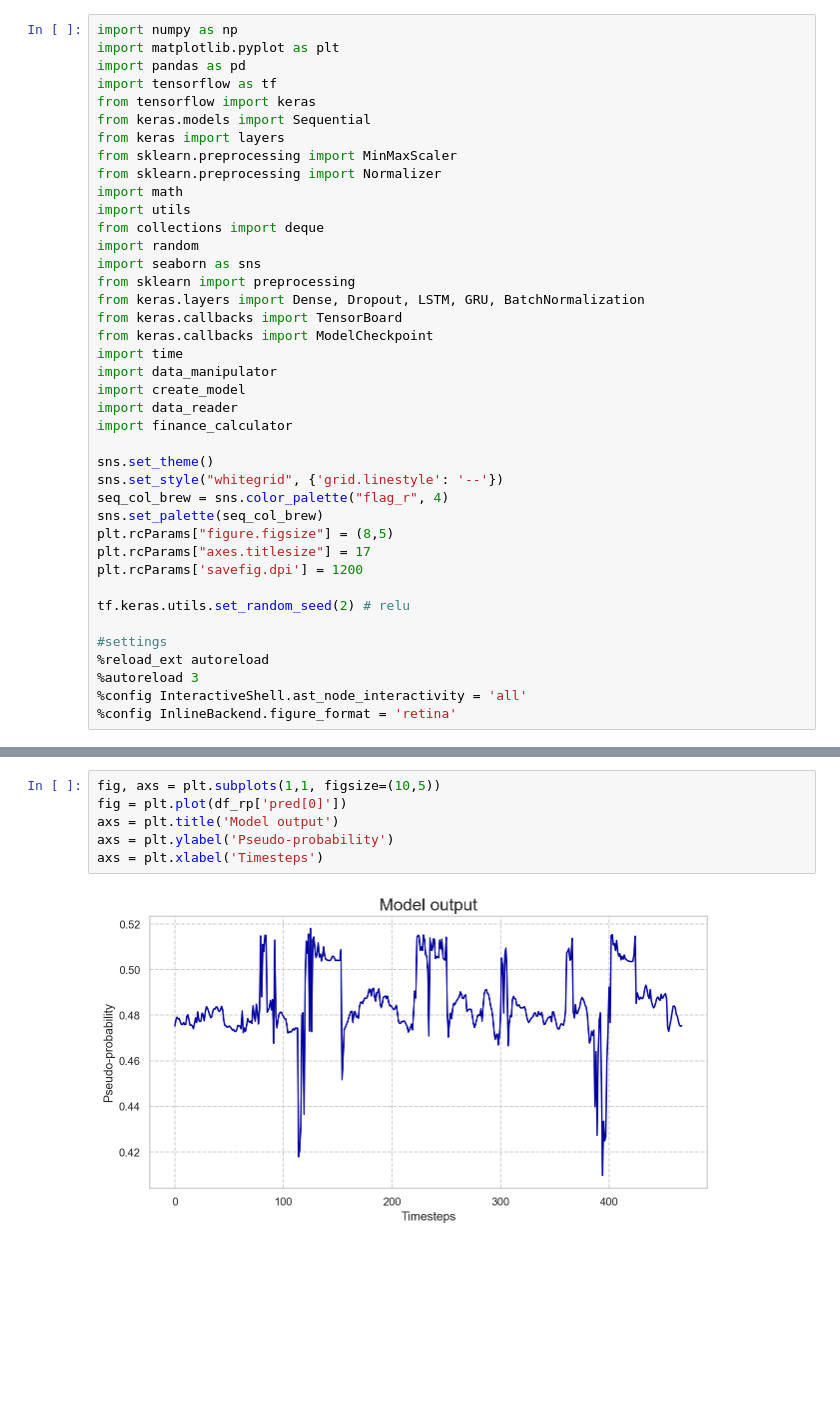
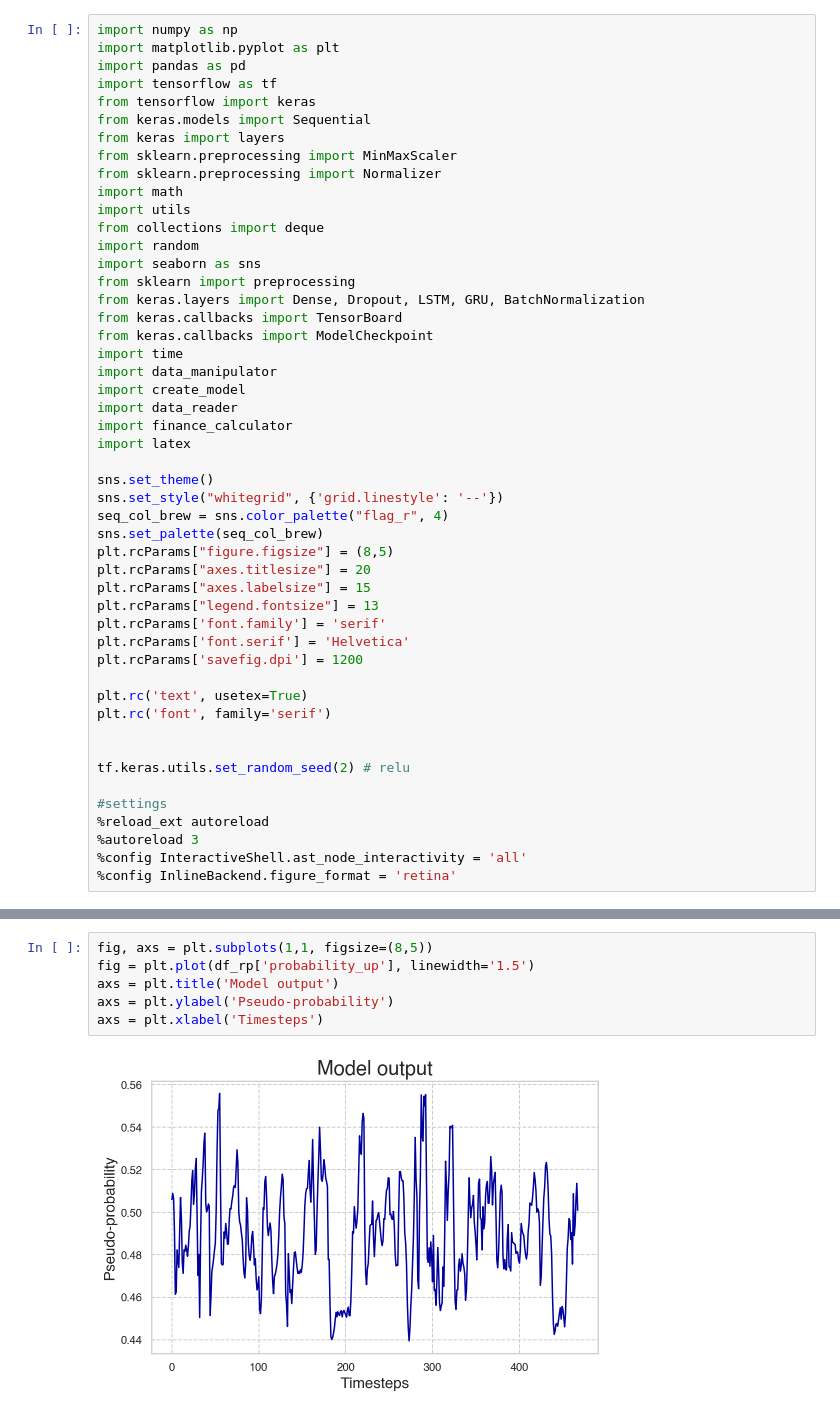
Before and after one commit to TimmieBengtsson/masters_project, a Jupyter notebook: model_evaluator.ipynb, the cells around one changed output, grey strips where cells are left out. Cells and saved outputs as stored; diff of their text form; blank space fills up the shorter version.

```diff
--- a/model_evaluator.ipynb
+++ b/model_evaluator.ipynb
@@ -22,14 +22,23 @@ import data_manipulator
 import create_model
 import data_reader
 import finance_calculator
+import latex
 
 sns.set_theme()
 sns.set_style("whitegrid", {'grid.linestyle': '--'})
 seq_col_brew = sns.color_palette("flag_r", 4)
 sns.set_palette(seq_col_brew)
 plt.rcParams["figure.figsize"] = (8,5)
-plt.rcParams["axes.titlesize"] = 17
+plt.rcParams["axes.titlesize"] = 20
+plt.rcParams["axes.labelsize"] = 15
+plt.rcParams["legend.fontsize"] = 13
+plt.rcParams['font.family'] = 'serif'
+plt.rcParams['font.serif'] = 'Helvetica'
 plt.rcParams['savefig.dpi'] = 1200
+
+plt.rc('text', usetex=True)
+plt.rc('font', family='serif')
+
 
 tf.keras.utils.set_random_seed(2) # relu
 
@@ -93,10 +106,10 @@ df_rp = utils.getReturnAndPred_sigmoidModel(val_df, SEQ_LEN+1, ASSET_TO_PREDICT,
 # %%
-fig, axs = plt.subplots(1,1, figsize=(10,5))
-fig = plt.plot(df_rp['pred[0]'])
+fig, axs = plt.subplots(1,1, figsize=(8,5))
+fig = plt.plot(df_rp['probability_up'], linewidth='1.5')
 axs = plt.title('Model output')
 axs = plt.ylabel('Pseudo-probability')
 axs = plt.xlabel('Timesteps')
 # %% [output]
-[figure, old version]
+[figure, new version]
 # %%
 n = 50                       #--- VAR CHANGE
```
Also changed, not shown: parts of 5 cells of this notebook, 9 other files.
